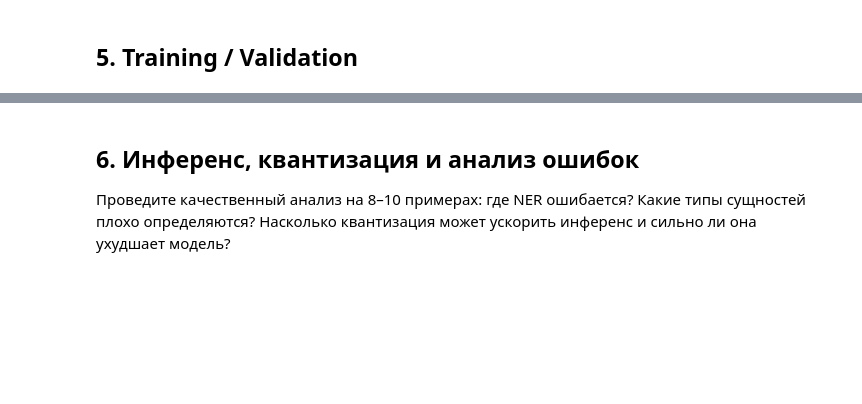
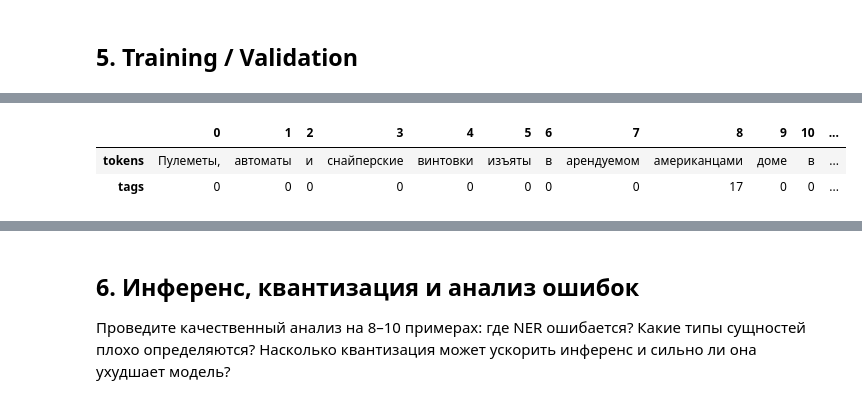
Before and after one commit to evgeny-ydsc/DLE-NLP, a Jupyter notebook: 3.1 Key language models/NEREL_MultiTask_Notebook.ipynb, the cells around one changed output, grey strips where cells are left out. Drawn from its saved outputs; the diff is of its cells as text; code cells hidden in the pictures; blank space fills up the shorter version.

```diff
--- a/3.1 Key language models/NEREL_MultiTask_Notebook.ipynb
+++ b/3.1 Key language models/NEREL_MultiTask_Notebook.ipynb
@@ -703,0 +774,8 @@ KeyboardInterrupt:
+# %%
+pd.options.display.max_columns = 800
+pd.DataFrame({'tokens':train_ds[0]['tokens'],
+              'tags':train_ds[0]['tags']}).T
+# %% [output]
+|  | 0 | 1 | 2 | 3 | 4 | 5 | 6 | 7 | 8 | 9 | 10 | ... |
+| tokens | Пулеметы, | автоматы | и | снайперские | винтовки | изъяты | в | арендуемом | американцами | доме | в | ... |
+| tags | 0 | 0 | 0 | 0 | 0 | 0 | 0 | 0 | 17 | 0 | 0 | ... |
```
Also changed, not shown: parts of 26 cells of this notebook.
